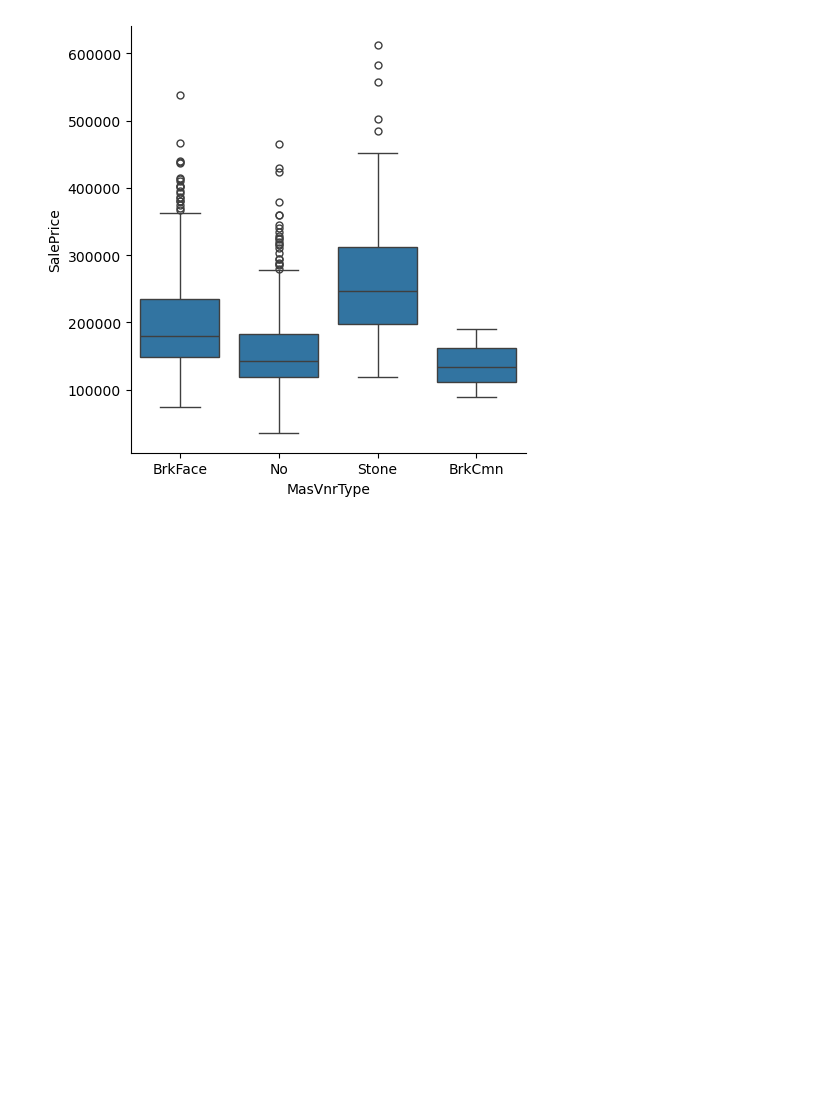
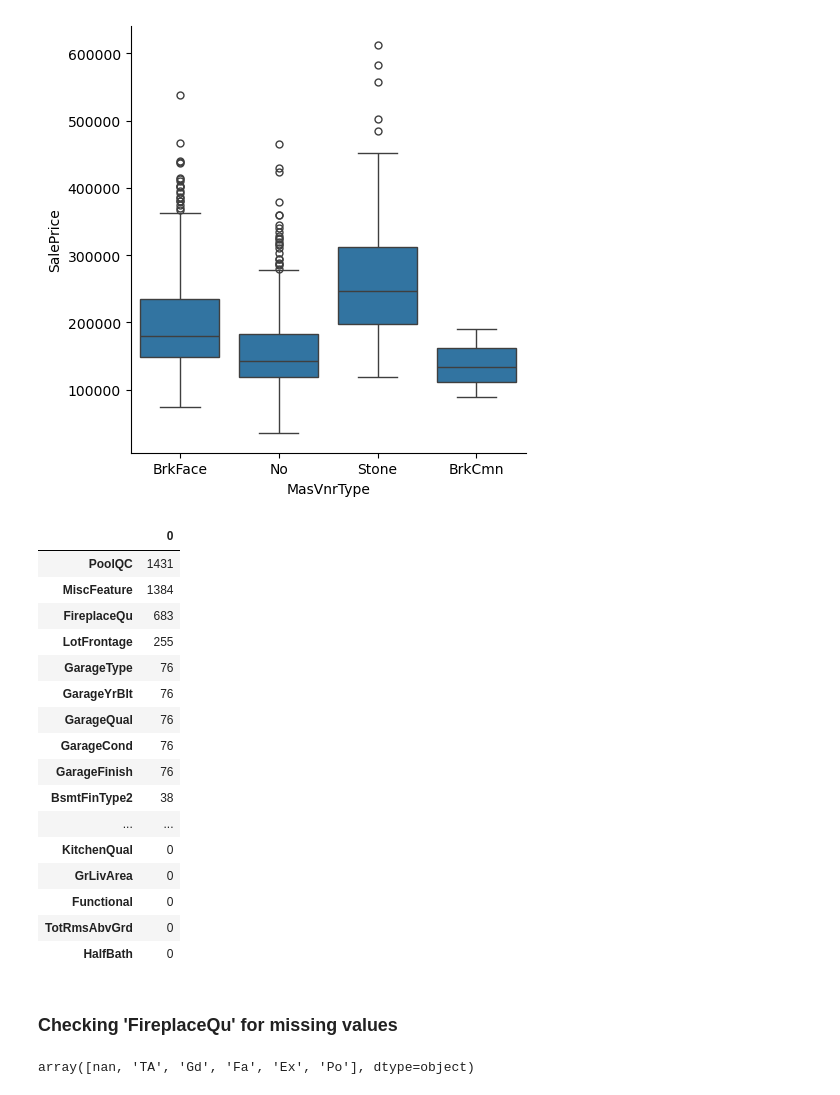
Before and after one commit to AkmalFazli27/house-prices-prediction, a Jupyter notebook: house_prices.ipynb, the cells around one changed output. Drawn from its saved outputs; the diff is of its cells as text; code cells hidden in the pictures; blank space fills up the shorter version.

Commit message:
Checking the missing value for FireplaceQu

```diff
--- a/house_prices.ipynb
+++ b/house_prices.ipynb
@@ -562,3 +562,29 @@ sns.catplot(data=train_df, x='MasVnrType', y='SalePrice', kind='box')
 # %%
 train_df['MasVnrArea'] = train_df['MasVnrArea'].fillna(0)
 test_df['MasVnrArea'] = test_df['MasVnrArea'].fillna(0)
+# %%
+pd.DataFrame(train_df.isnull().sum().sort_values(ascending=False)).head(20)
+# %% [output]
+|  | 0 |
+| PoolQC | 1431 |
+| MiscFeature | 1384 |
+| FireplaceQu | 683 |
+| LotFrontage | 255 |
+| GarageType | 76 |
+| GarageYrBlt | 76 |
+| GarageQual | 76 |
+| GarageCond | 76 |
+| GarageFinish | 76 |
+| BsmtFinType2 | 38 |
+| ... | ... |
+| KitchenQual | 0 |
+| GrLivArea | 0 |
+| Functional | 0 |
+| TotRmsAbvGrd | 0 |
+| HalfBath | 0 |
+# %% [markdown]
+### Checking 'FireplaceQu' for missing values
+# %%
+train_df['FireplaceQu'].unique()
+# %% [output]
+array([nan, 'TA', 'Gd', 'Fa', 'Ex', 'Po'], dtype=object)
```
Also changed, not shown: parts of 6 cells of this notebook.
